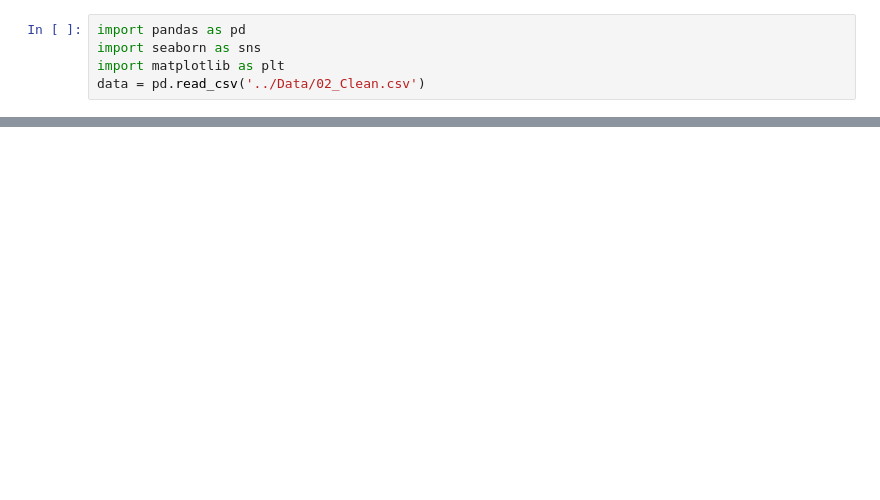
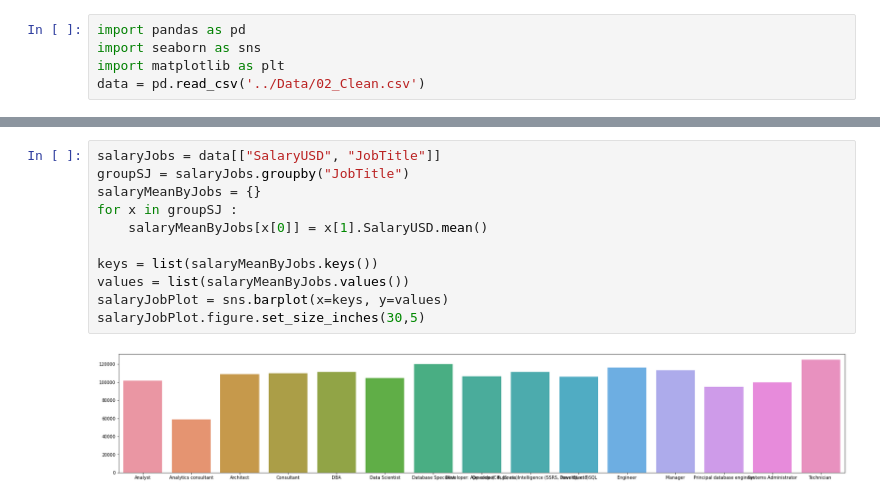
Before and after one commit to MistSF/American-Dream, a Jupyter notebook: notebook/career_visualisation.ipynb, the cells around one changed output, grey strips where cells are left out. Saved outputs shown, nothing was run; the diff lists cells and outputs as text; blank space fills up the shorter version.

Commit message:
add visu salary jobs

```diff
--- a/notebook/career_visualisation.ipynb
+++ b/notebook/career_visualisation.ipynb
@@ -35,0 +36,13 @@ print(salaryMean)
+# %%
+salaryJobs = data[["SalaryUSD", "JobTitle"]]
+groupSJ = salaryJobs.groupby("JobTitle")
+salaryMeanByJobs = {}
+for x in groupSJ :
+    salaryMeanByJobs[x[0]] = x[1].SalaryUSD.mean()
+
+keys = list(salaryMeanByJobs.keys())
+values = list(salaryMeanByJobs.values())
+salaryJobPlot = sns.barplot(x=keys, y=values)
+salaryJobPlot.figure.set_size_inches(30,5)
+# %% [output]
+[figure, added]
```
Also changed, not shown: parts of 1 cell of this notebook, 2 other files.
